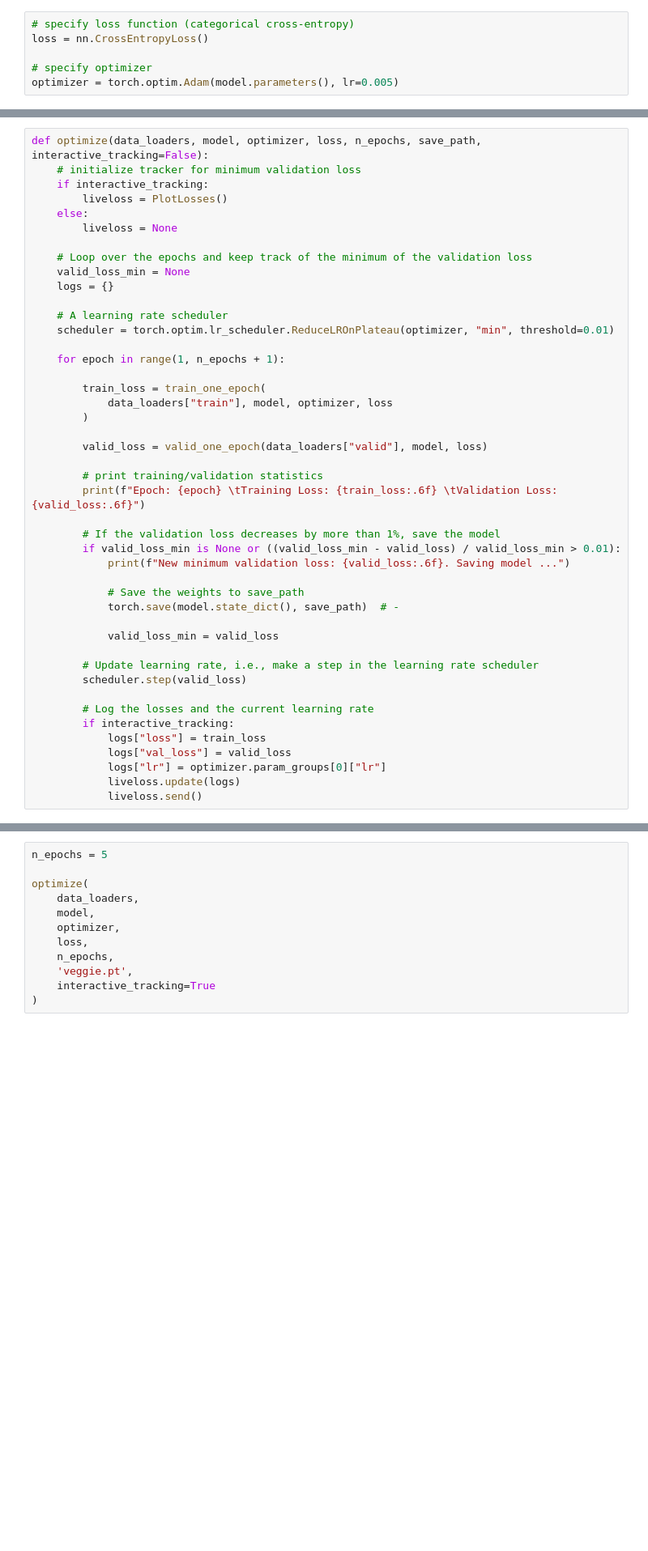
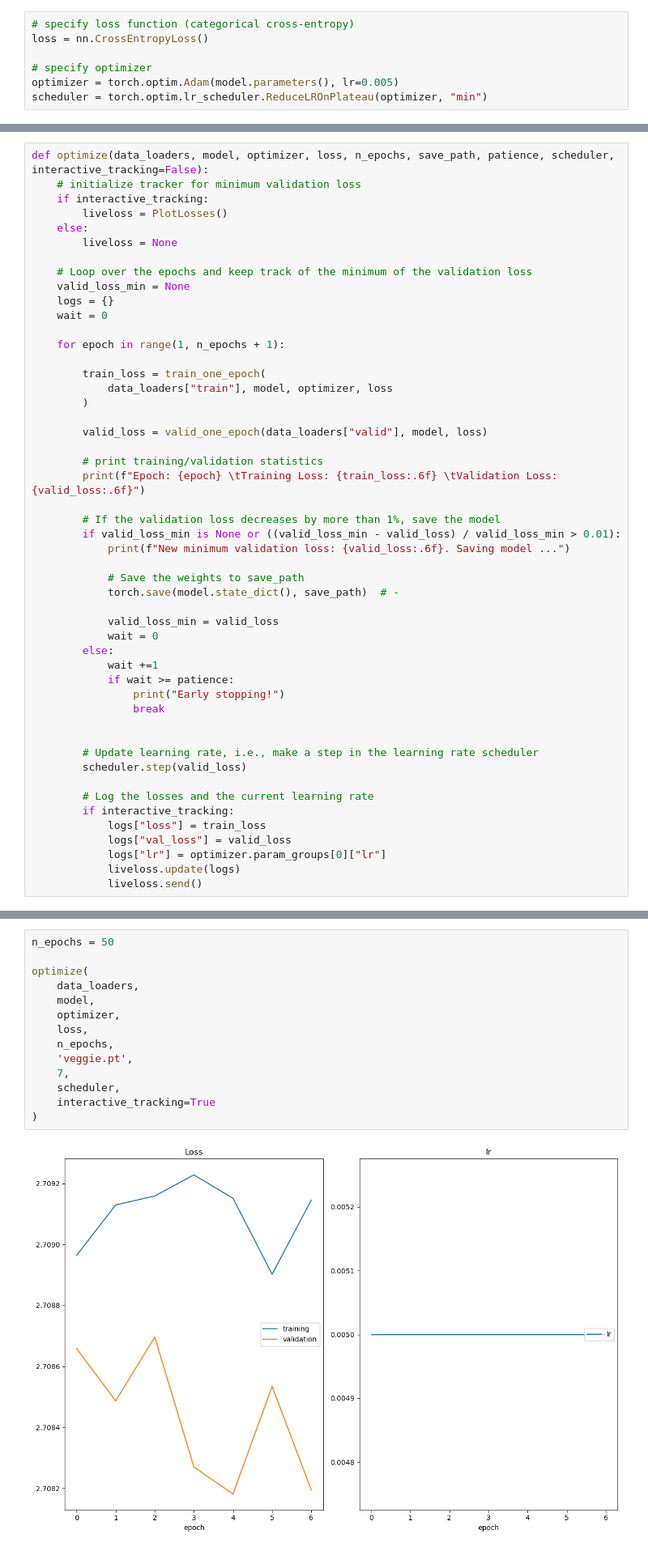
Before and after one commit to gw3ntd/ml2_proj3, a Jupyter notebook: dataloaders.ipynb, the cells around one changed output, grey strips where cells are left out. Shown at 81% size. Drawn from its saved outputs; the diff is of its cells as text; blank space fills up the shorter version.

```diff
--- a/dataloaders.ipynb
+++ b/dataloaders.ipynb
@@ -268,6 +312,7 @@ loss = nn.CrossEntropyLoss()
 
 # specify optimizer
 optimizer = torch.optim.Adam(model.parameters(), lr=0.005)
+scheduler = torch.optim.lr_scheduler.ReduceLROnPlateau(optimizer, "min")
 # %%
 n_workers = multiprocessing.cpu_count() # number of logical CPUs
 print('Using {} logical CPUs.'.format(n_workers))
@@ -370,7 +419,7 @@ def valid_one_epoch(valid_dataloader, model, loss):
 
     return valid_loss
 # %%
-def optimize(data_loaders, model, optimizer, loss, n_epochs, save_path, interactive_tracking=False):
+def optimize(data_loaders, model, optimizer, loss, n_epochs, save_path, patience, scheduler, interactive_tracking=False):
     # initialize tracker for minimum validation loss
     if interactive_tracking:
         liveloss = PlotLosses()
@@ -380,9 +429,7 @@ def optimize(data_loaders, model, optimizer, loss, n_epochs, save_path, interact
     # Loop over the epochs and keep track of the minimum of the validation loss
     valid_loss_min = None
     logs = {}
-
-    # A learning rate scheduler
-    scheduler = torch.optim.lr_scheduler.ReduceLROnPlateau(optimizer, "min", threshold=0.01)
+    wait = 0
 
     for epoch in range(1, n_epochs + 1):
 
@@ -403,6 +450,13 @@ def optimize(data_loaders, model, optimizer, loss, n_epochs, save_path, interact
             torch.save(model.state_dict(), save_path)  # -
 
             valid_loss_min = valid_loss
+            wait = 0
+        else:
+            wait +=1
+            if wait >= patience:
+                print("Early stopping!")
+                break
+
 
         # Update learning rate, i.e., make a step in the learning rate scheduler
         scheduler.step(valid_loss)
@@ -420,12 +477,16 @@ print(len(data_loaders["valid"].dataset))
 # %%
-n_epochs = 5
+n_epochs = 50
 
 optimize(
     data_loaders,
     model,
     optimizer,
     loss,
     n_epochs,
     'veggie.pt',
+    7,
+    scheduler,
     interactive_tracking=True
 )
+# %% [output]
+[figure, added]
```
Also changed, not shown: parts of 8 cells of this notebook.
